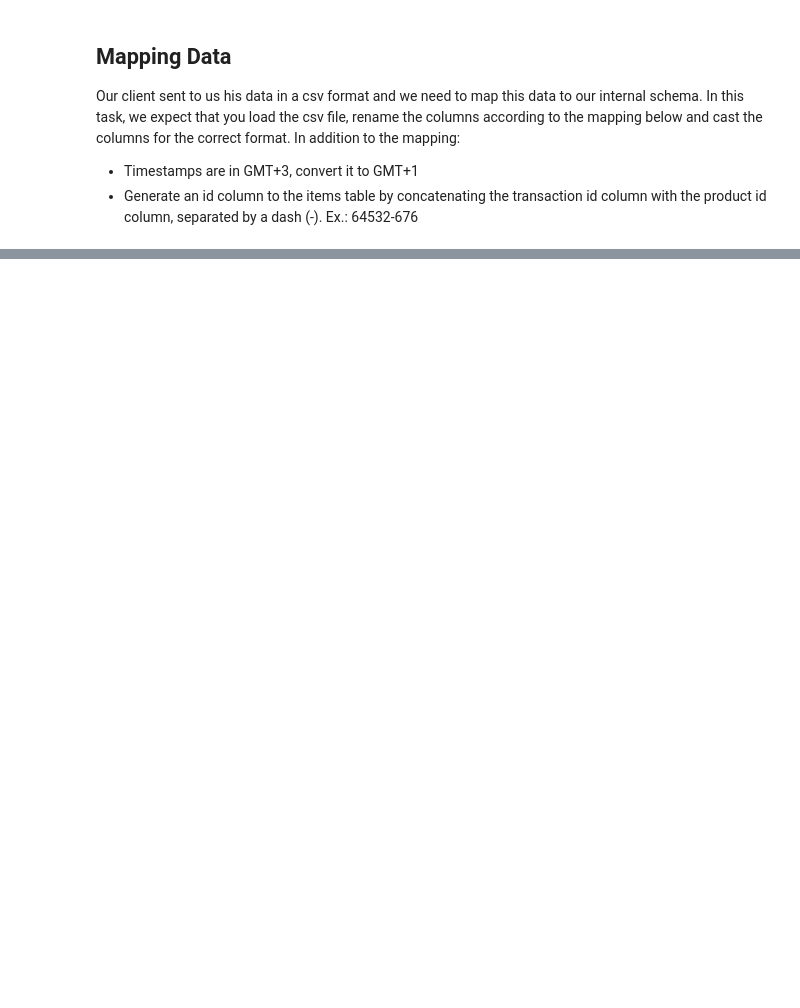
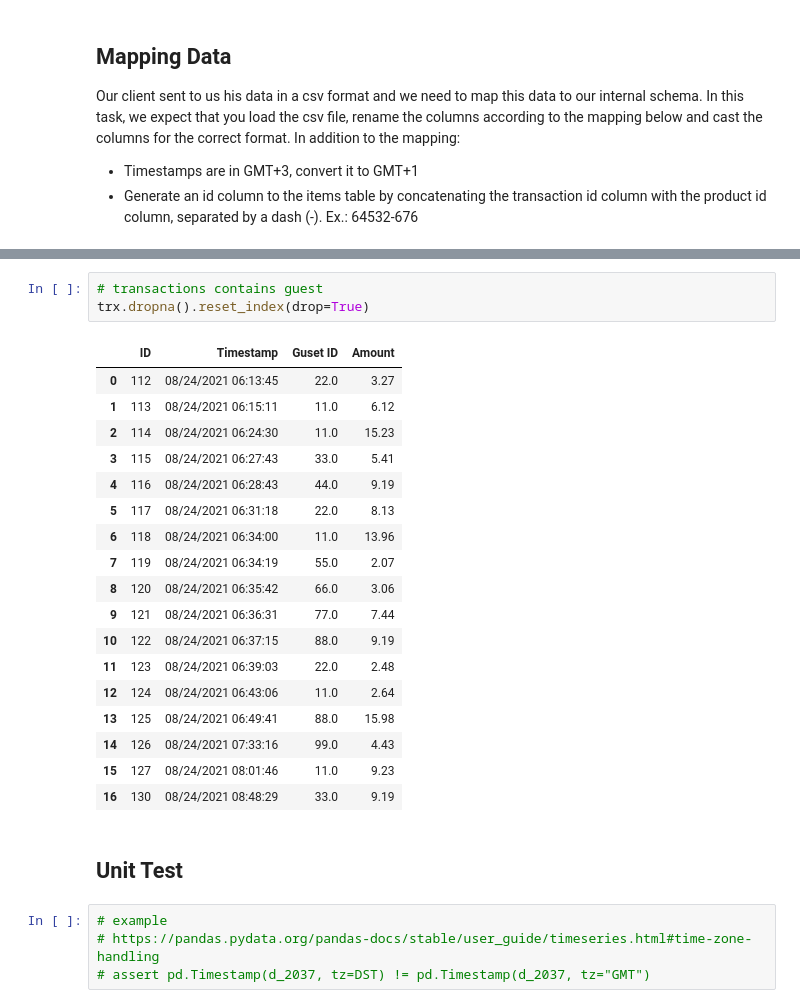
Before and after one commit to enliktjioe/PythonProjects, a Jupyter notebook: Nortal_DE_Test/nortal_de_test.ipynb, the cells around one changed output, grey strips where cells are left out. Saved outputs shown, nothing was run; the diff lists cells and outputs as text; blank space fills up the shorter version.

Commit message:
almost done de test

```diff
--- a/Nortal_DE_Test/nortal_de_test.ipynb
+++ b/Nortal_DE_Test/nortal_de_test.ipynb
@@ -85,0 +220,28 @@ trx
+# %%
+# transactions contains guest
+trx.dropna().reset_index(drop=True)
+# %% [output]
+|  | ID | Timestamp | Guset ID | Amount |
+| 0 | 112 | 08/24/2021 06:13:45 | 22.0 | 3.27 |
+| 1 | 113 | 08/24/2021 06:15:11 | 11.0 | 6.12 |
+| 2 | 114 | 08/24/2021 06:24:30 | 11.0 | 15.23 |
+| 3 | 115 | 08/24/2021 06:27:43 | 33.0 | 5.41 |
+| 4 | 116 | 08/24/2021 06:28:43 | 44.0 | 9.19 |
+| 5 | 117 | 08/24/2021 06:31:18 | 22.0 | 8.13 |
+| 6 | 118 | 08/24/2021 06:34:00 | 11.0 | 13.96 |
+| 7 | 119 | 08/24/2021 06:34:19 | 55.0 | 2.07 |
+| 8 | 120 | 08/24/2021 06:35:42 | 66.0 | 3.06 |
+| 9 | 121 | 08/24/2021 06:36:31 | 77.0 | 7.44 |
+| 10 | 122 | 08/24/2021 06:37:15 | 88.0 | 9.19 |
+| 11 | 123 | 08/24/2021 06:39:03 | 22.0 | 2.48 |
+| 12 | 124 | 08/24/2021 06:43:06 | 11.0 | 2.64 |
+| 13 | 125 | 08/24/2021 06:49:41 | 88.0 | 15.98 |
+| 14 | 126 | 08/24/2021 07:33:16 | 99.0 | 4.43 |
+| 15 | 127 | 08/24/2021 08:01:46 | 11.0 | 9.23 |
+| 16 | 130 | 08/24/2021 08:48:29 | 33.0 | 9.19 |
+# %% [markdown]
+## Unit Test
+# %%
+# example
+# https://pandas.pydata.org/pandas-docs/stable/user_guide/timeseries.html#time-zone-handling
+# assert pd.Timestamp(d_2037, tz=DST) != pd.Timestamp(d_2037, tz="GMT")
```
Also changed, not shown: parts of 27 cells of this notebook.
